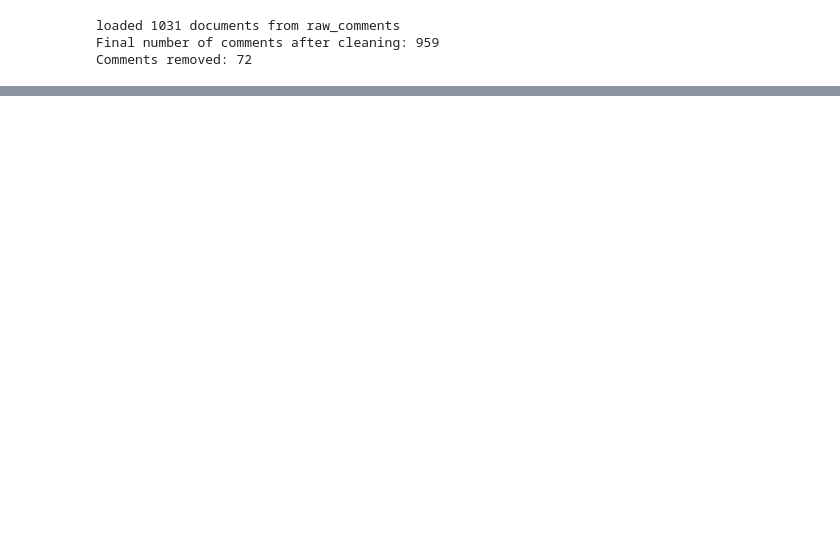
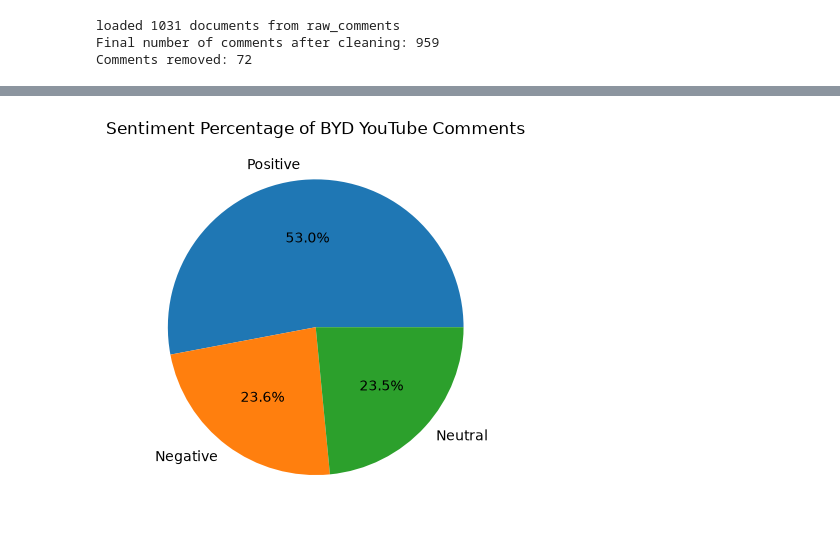
Before and after one commit to adullakadar/LLS-nlp-project, a Jupyter notebook: byd_main.ipynb, the cells around one changed output, grey strips where cells are left out. Cells and saved outputs as stored; diff of their text form; code cells hidden in the pictures; blank space fills up the shorter version.

```diff
--- a/byd_main.ipynb
+++ b/byd_main.ipynb
@@ -71,0 +121,4 @@ inserted_comments = insert_comments(preprocessed_comments, preprocssed_comments_
+# %%
+sentiment_pie(sentiment_counts)
+# %% [output]
+[figure, added]
```
Also changed, not shown: parts of 17 cells of this notebook, 3 other files.
